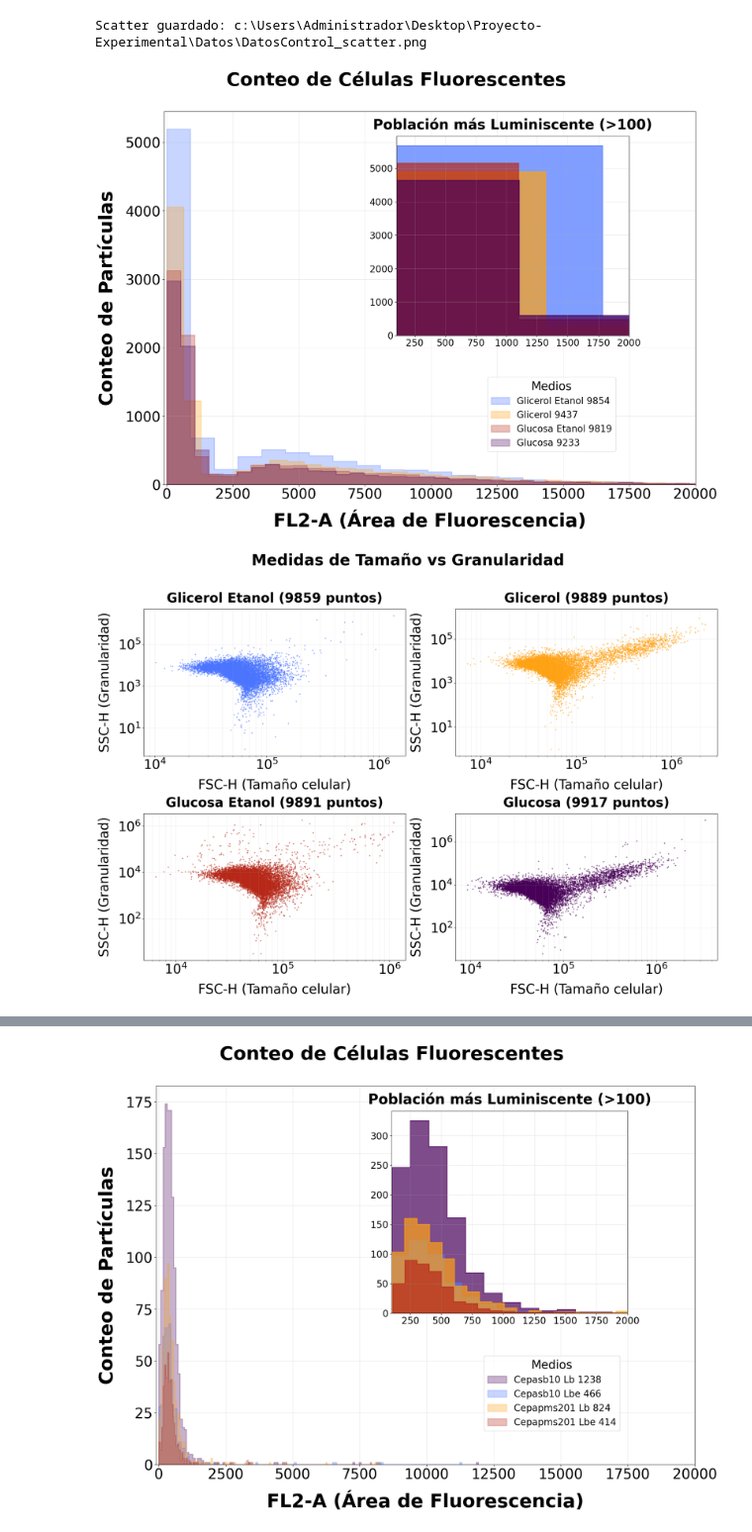
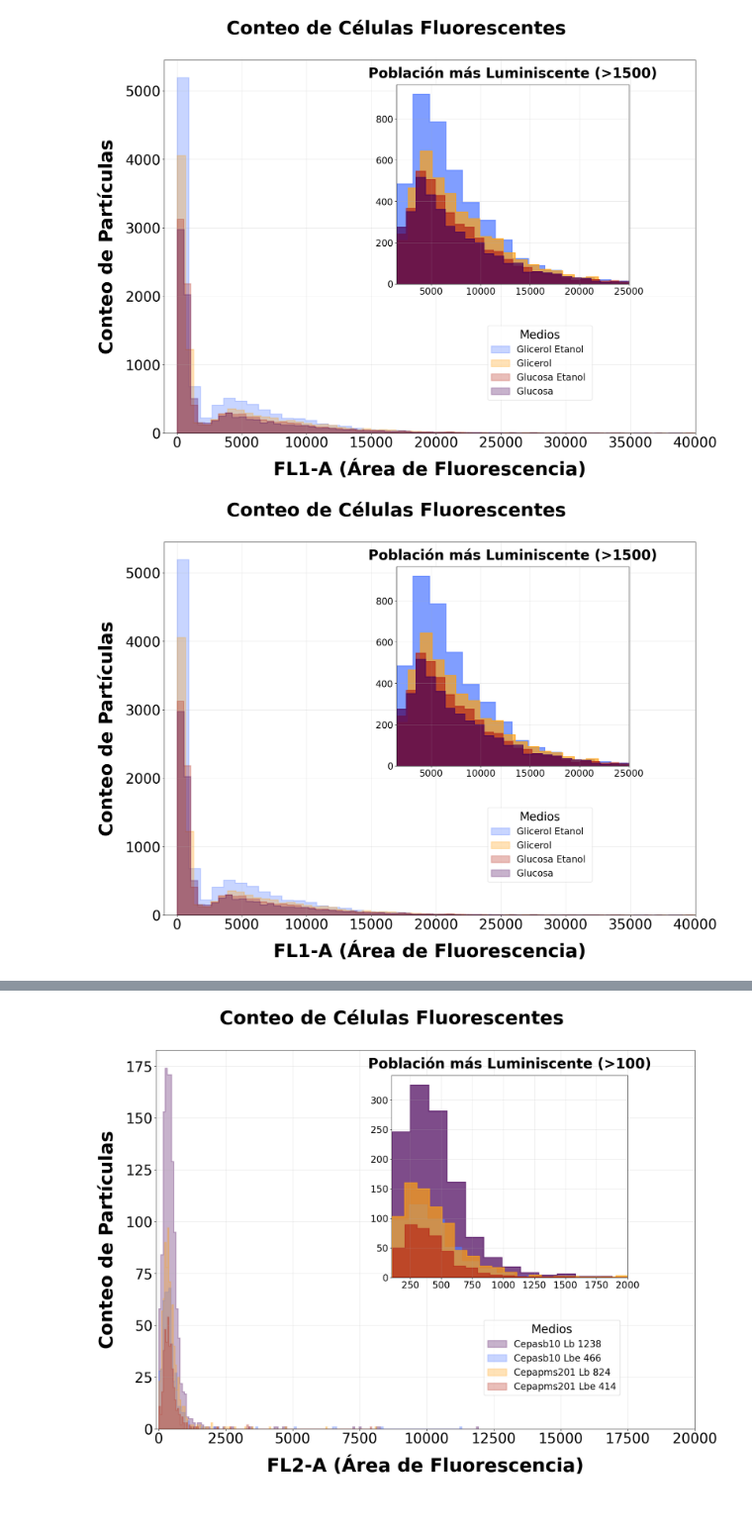
Before and after one commit to ValentinaBustos2025/Proyecto-Experimental, a Jupyter notebook: Datos/cargaDeDatoYPlot copy.ipynb, the cells around one changed output, grey strips where cells are left out. Shown at 99% size. Cells and saved outputs as stored; diff of their text form; code cells hidden in the pictures.

```diff
--- a/Datos/cargaDeDatoYPlot copy.ipynb
+++ b/Datos/cargaDeDatoYPlot copy.ipynb
@@ -142,24 +142,24 @@ def grafica_histograma(datos_dict, nombre_base):
 
     for nombre, (FL1_A, FSC_H, SSC_H) in datos_dict.items():
         datos_array = np.array([x for x in FL1_A if x > 0])
-        datos_zoom = datos_array[datos_array > 100]
+        datos_zoom = datos_array[datos_array > 1500]
         color_f = colores.get(nombre, 'blue')
         label_bonito = nombre.replace("_", " ").title()
 
         ax_main.hist(datos_array, bins=150, color=color_f, alpha=0.3, edgecolor=color_f, linewidth=2,
-                     label=f"{label_bonito} {len(datos_array)}", histtype='stepfilled')
+                     label=f"{label_bonito} ", histtype='stepfilled')
         ax_zoom.hist(datos_zoom, bins=80, color=color_f, alpha=0.7, edgecolor=color_f, linewidth=2,
                      histtype='stepfilled')
 
     # Estilos Ejes Main
-    ax_main.set_xlabel('FL2-A (Área de Fluorescencia)', fontsize=40, fontweight='bold', labelpad=20)
+    ax_main.set_xlabel('FL1-A (Área de Fluorescencia)', fontsize=40, fontweight='bold', labelpad=20)
     ax_main.set_ylabel('Conteo de Partículas', fontsize=40, fontweight='bold', labelpad=20)
     ax_main.tick_params(axis='both', which='major', labelsize=30) # Números en 30 para no saturar
     ax_main.legend(loc='upper right', fontsize=25, title="Medios", title_fontsize=30)
     ax_main.grid(True, alpha=0.3)
 
     # Estilos Zoom
-    ax_zoom.set_title('Población más Luminiscente (>100)', fontsize=30, fontweight='bold', pad=15)
+    ax_zoom.set_title('Población más Luminiscente (>1500)', fontsize=30, fontweight='bold', pad=15)
     ax_zoom.tick_params(axis='both', which='major', labelsize=20) # Números más pequeños en el zoom
     ax_zoom.grid(True, alpha=0.3)
     ax_main.legend(
@@ -170,32 +170,32 @@ def grafica_histograma(datos_dict, nombre_base):
         title_fontsize=25,
         frameon=True # Poner fondo para que no se pierda con las barras si se enciman
     )
-    ax_zoom.set_xlim(100, 2000) # Limitar el eje x del zoom para enfocarnos en la parte más luminiscente
+    ax_zoom.set_xlim(1500, 25000) # Limitar el eje x del zoom para enfocarnos en la parte más luminiscente
      # Reposicionar la leyenda del zoom para que no se superponga con las barras
 
-    ax_main.set_xlim(-100, 20000) # Limitar el eje x del histograma principal para enfocarnos en la parte relevante
+    ax_main.set_xlim(-1000, 40000) # Limitar el eje x del histograma principal para enfocarnos en la parte relevante
     fig.savefig(save_path_hist, dpi=300, bbox_inches='tight')
     return fig
 # %%
 glicerol = cargar_datos_csv_listas('Citometro/Erol.csv')
 glicerol_etanol = cargar_datos_csv_listas('Citometro/Erolol.csv')
 glucosa = cargar_datos_csv_listas('Citometro/Osa.csv')
 glucosa_etanol = cargar_datos_csv_listas('Citometro/Osaol.csv')
 
 
 # Crear diccionario con los datos
 datos_muestras = {
 
     'glicerol_etanol': (glicerol_etanol[2], glicerol_etanol[6], glicerol_etanol[1]),
     'glicerol': (glicerol[2], glicerol[6], glicerol[1]),
     'glucosa_etanol': (glucosa_etanol[2], glucosa_etanol[6], glucosa_etanol[1]),
     'glucosa': (glucosa[2], glucosa[6], glucosa[1]),
 
 }
 
-grafica_scatter(datos_muestras, "DatosControl")
+
+#grafica_scatter(datos_muestras, "DatosControl")
 grafica_histograma(datos_muestras, "DatosControl")
 # %% [output]
-Scatter guardado: c:\Users\Administrador\Desktop\Proyecto-Experimental\Datos\DatosControl_scatter.png
-[figure, old version]
+[figure, new version]
-[figure, old version]
+[figure, new version]
```
Also changed, not shown: parts of 6 cells of this notebook, 24 other files.
